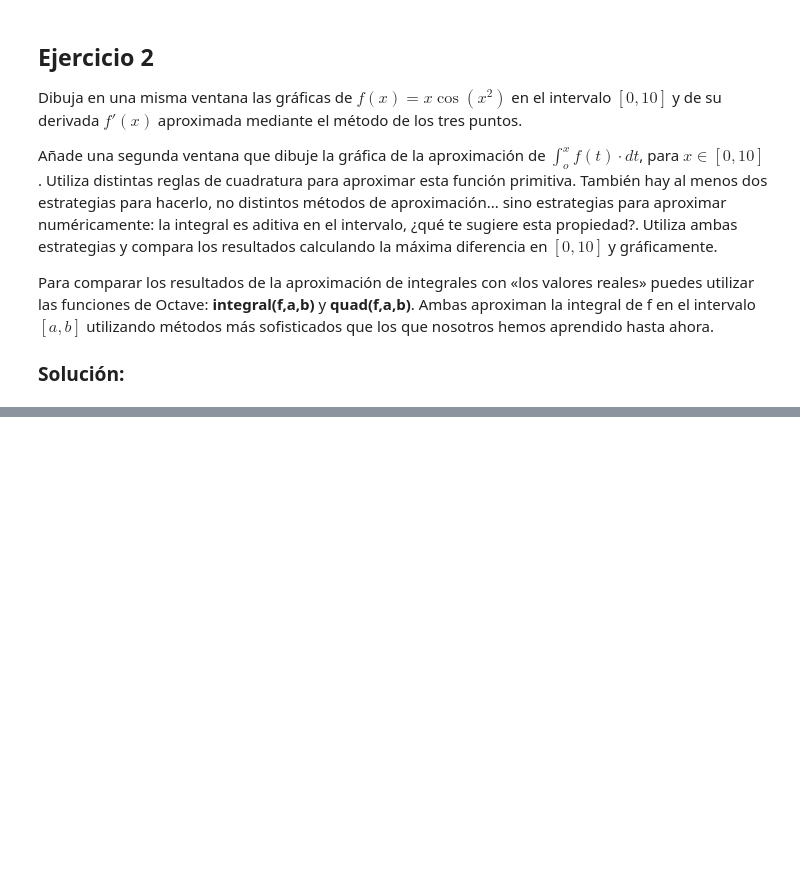
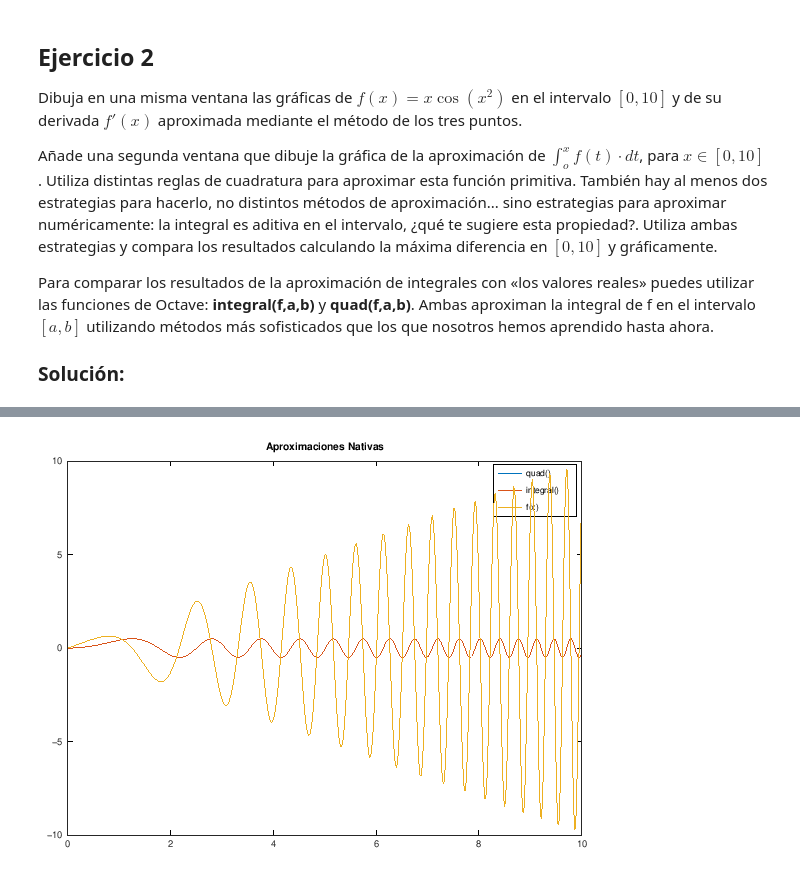
Before and after one commit to alonct/CN1V-practicas-octave, a Jupyter notebook: Práctica_5.ipynb, the cells around one changed output, grey strips where cells are left out. Cells and saved outputs as stored; diff of their text form; code cells hidden in the pictures; blank space fills up the shorter version.

```diff
--- a/Práctica_5.ipynb
+++ b/Práctica_5.ipynb
@@ -285,0 +286,18 @@ hold off
+# %%
+a = 0;
+b = 10;
+
+for i=1:length(x)
+    int_quad(i) = quad(f, a, x(i));
+    int_int(i) = integral(f, a, x(i));
+endfor
+
+plot(x, int_quad, ';quad();')
+hold on
+plot(x, int_int, ';integral();')
+hold on
+plot(x, f(x), ';f(x);')
+title('Aproximaciones Nativas')
+hold off
+# %% [output]
+[figure, added]
```
Also changed, not shown: parts of 2 cells of this notebook, 27 other files.
